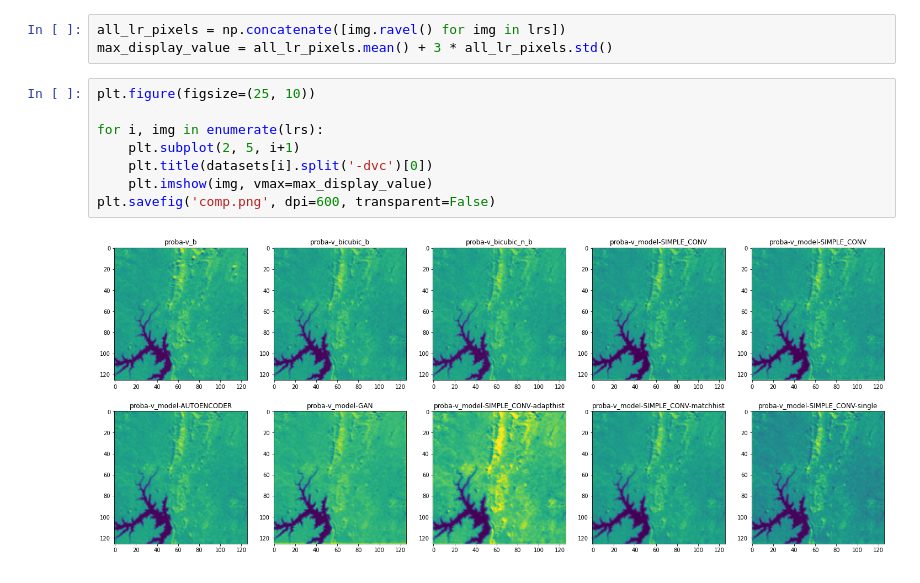
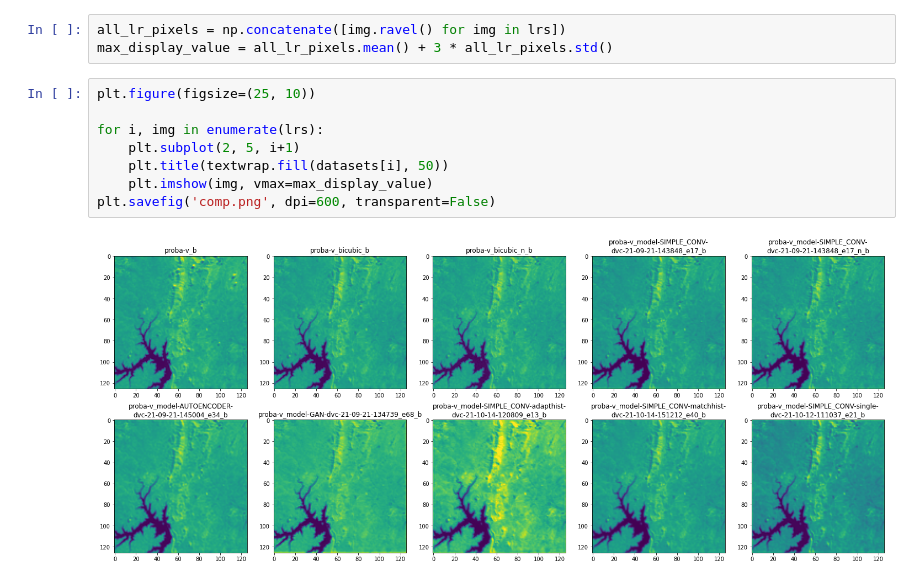
Before and after one commit to maciejzj/cnn-res-degrader, a Jupyter notebook: analysis/export_previews.ipynb, the cells around one changed output. Cells and saved outputs as stored; diff of their text form.

Commit message:
Better plot titles in analysis

```diff
--- a/analysis/export_previews.ipynb
+++ b/analysis/export_previews.ipynb
@@ -45,10 +47,10 @@ max_display_value = all_lr_pixels.mean() + 3 * all_lr_pixels.std()
 # %%
 plt.figure(figsize=(25, 10))
 
 for i, img in enumerate(lrs):
     plt.subplot(2, 5, i+1)
-    plt.title(datasets[i].split('-dvc')[0])
+    plt.title(textwrap.fill(datasets[i], 50))
     plt.imshow(img, vmax=max_display_value)
 plt.savefig('comp.png', dpi=600, transparent=False)
 # %% [output]
-[figure, old version]
+[figure, new version]
```
Also changed, not shown: parts of 1 cell of this notebook, 1 other file.
